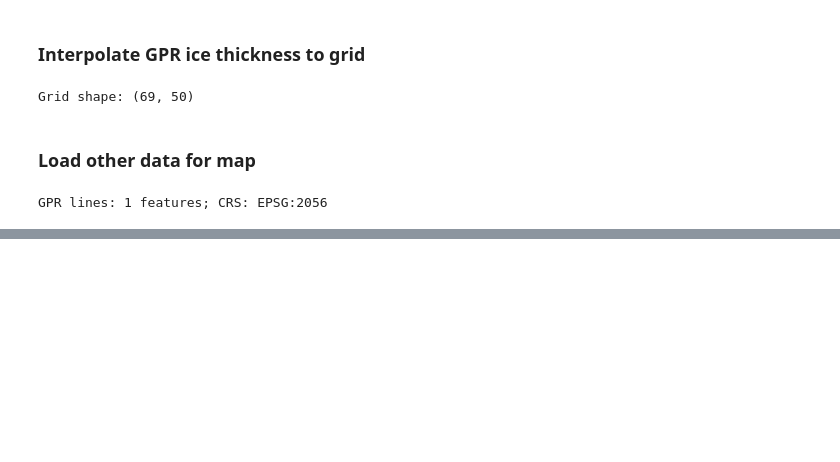
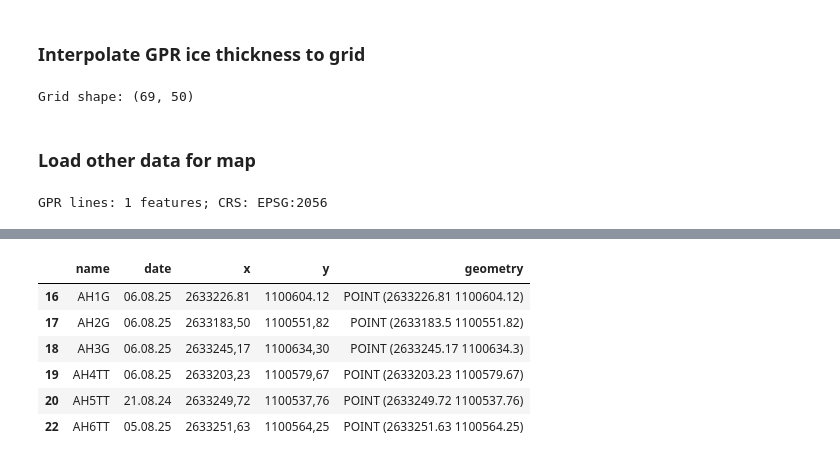
Before and after one commit to sdrocer/polythermal_swiss_glaciers, a Jupyter notebook: processing/analyze_gpr_data.ipynb, the cells around one changed output, grey strips where cells are left out. Saved outputs shown, nothing was run; the diff lists cells and outputs as text; code cells hidden in the pictures; blank space fills up the shorter version.

```diff
--- a/processing/analyze_gpr_data.ipynb
+++ b/processing/analyze_gpr_data.ipynb
@@ -159,0 +261,10 @@ with rasterio.open(out_ortho) as src:
+# %%
+borehole_coordinates
+# %% [output]
+|  | name | date | x | y | geometry |
+| 16 | AH1G | 06.08.25 | 2633226.81 | 1100604.12 | POINT (2633226.81 1100604.12) |
+| 17 | AH2G | 06.08.25 | 2633183,50 | 1100551,82 | POINT (2633183.5 1100551.82) |
+| 18 | AH3G | 06.08.25 | 2633245,17 | 1100634,30 | POINT (2633245.17 1100634.3) |
+| 19 | AH4TT | 06.08.25 | 2633203,23 | 1100579,67 | POINT (2633203.23 1100579.67) |
+| 20 | AH5TT | 21.08.24 | 2633249,72 | 1100537,76 | POINT (2633249.72 1100537.76) |
+| 22 | AH6TT | 05.08.25 | 2633251,63 | 1100564,25 | POINT (2633251.63 1100564.25) |
```
Also changed, not shown: parts of 16 cells of this notebook, 1 other file.
